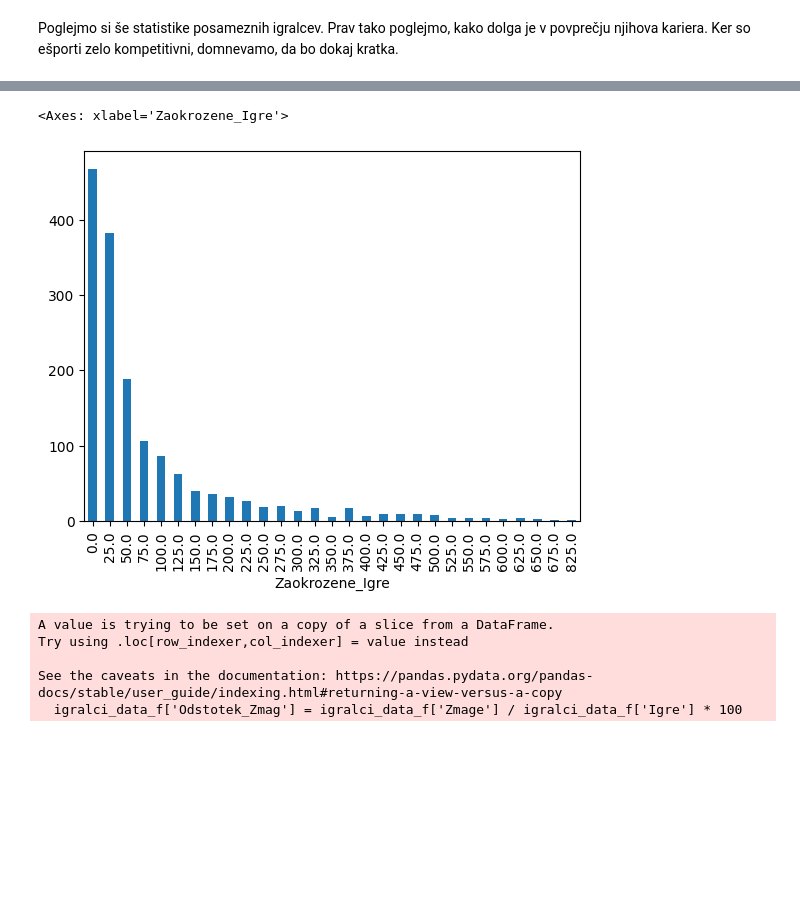
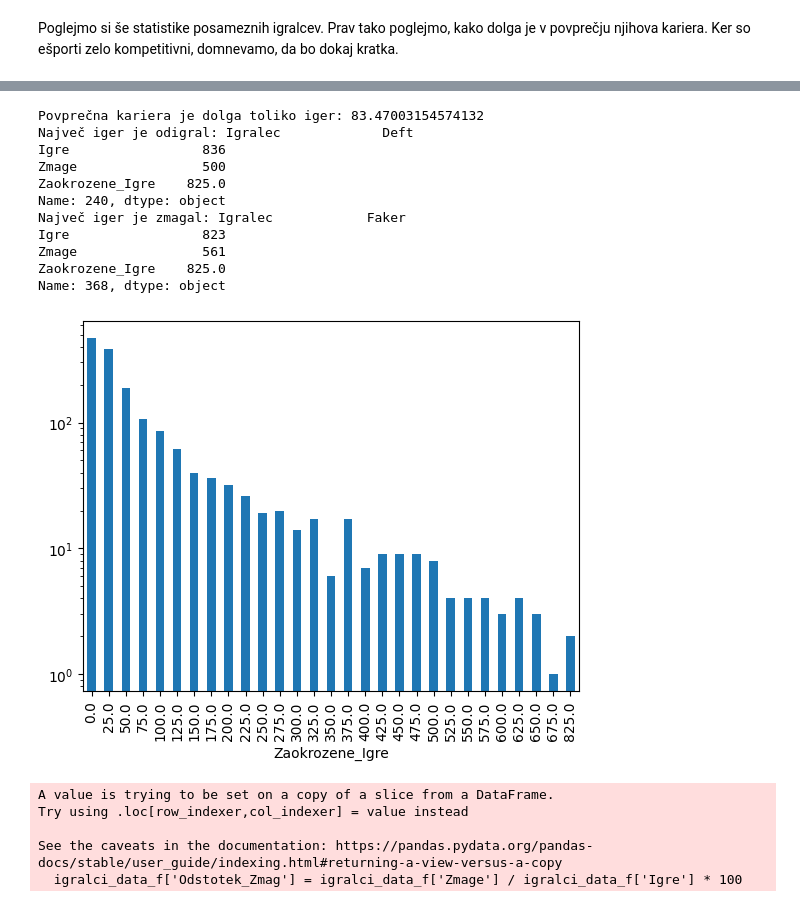
Before and after one commit to matijaderganc/League-of-Legends-Esports-Analysis, a Jupyter notebook: analiza.ipynb, the cells around one changed output, grey strips where cells are left out. Saved outputs shown, nothing was run; the diff lists cells and outputs as text; code cells hidden in the pictures; blank space fills up the shorter version.

```diff
--- a/analiza.ipynb
+++ b/analiza.ipynb
@@ -189,0 +199,26 @@ Poglejmo si še statistike posameznih igralcev. Prav tako poglejmo, kako dolga j
+# %%
+igre['Leto'] = igre['Datum'].dt.year
+letne = {}
+for _, vrstica in igre.iterrows():
+    ekipa1 = vrstica['Modra_Stran']
+    ekipa2 = vrstica['Rdeca_Stran']
+    zmagovalec = vrstica['Zmagovalec']
+    leto = vrstica['Leto']
+    if leto not in letne:
+        letne[leto] = {}
+    if ekipa1 not in letne[leto]:
+        letne[leto][ekipa1] = {'Igre' : 0, 'Zmage' : 0}
+    if ekipa2 not in letne[leto]:
+        letne[leto][ekipa2] = {'Igre' : 0, 'Zmage' : 0}
+    letne[leto][ekipa1]['Igre'] += 1
+    letne[leto][ekipa2]['Igre'] += 1
+    letne[leto][zmagovalec]['Zmage'] += 1
+po_ekipah = []
+for leto, ekipe in letne.items():
+    for ekipa, statistika in ekipe.items():
+        winrate = statistika['Zmage'] / statistika['Igre'] if statistika ['Igre'] != 0 else 0
+        po_ekipah.append({'Ekipa': ekipa, 'Leto' : leto, 'Igre' : statistika['Igre'], 'Zmage' : statistika['Zmage'], 'Odstotek_Zmag' : winrate})
+po_ekipah_data = pd.DataFrame(po_ekipah)
+po_ekipah_data = po_ekipah_data[po_ekipah_data['Igre'] > 30]
+najboljse3 = po_ekipah_data.sort_values(['Leto', 'Odstotek_Zmag'], ascending = [True, False]).groupby('Leto').head(3).reset_index(drop=True)
+najboljse3
@@ -190,4 +249,6 @@ Poglejmo si še statistike posameznih igralcev. Prav tako poglejmo, kako dolga j
 # %%
+pd.set_option("display.max_rows", 10) #prej smo spremenili
+
 igralci = {}
 for i, vrstica in igre.iterrows():
     igralci1 = eval(vrstica['Modri_Igralci']) #ker igralci v panda data framu niso bili shranjeni kot list ampak kot string
@@ -202,36 +263,49 @@ for i, vrstica in igre.iterrows():
             else:
                 igralci[igralec] = {'Igre' : 1, 'Zmage' : 0}
         else:
             if vrstica['Zmagovalec'] == vrstica['Modra_Stran']:
                 igralci[igralec]['Igre'] += 1
                 igralci[igralec]['Zmage'] += 1
             else:
                 igralci[igralec]['Igre'] += 1
     for igralec in igralci2:
         if not igralec in igralci:
             if vrstica['Zmagovalec'] == vrstica['Rdeca_Stran']:
                 igralci[igralec] = {'Igre' : 1, 'Zmage' : 1}
             else:
                 igralci[igralec] = {'Igre' : 1, 'Zmage' : 0}
         else:
             if vrstica['Zmagovalec'] == vrstica['Rdeca_Stran']:
                 igralci[igralec]['Igre'] += 1
                 igralci[igralec]['Zmage'] += 1
             else:
                 igralci[igralec]['Igre'] += 1
 igralci_data = pd.DataFrame(igralci).T.reset_index()
 igralci_data.columns = ['Igralec', 'Igre', 'Zmage']
 
 def zaokrozi(x, baza):
     return baza * round(x / baza)
 
 igralci_data['Zaokrozene_Igre'] = zaokrozi(igralci_data['Igre'], 25)
 
 igralci_kariere = igralci_data.groupby('Zaokrozene_Igre').size()
-igralci_kariere.plot.bar()
+igralci_kariere.plot.bar(logy = True) #opazimo, da dolžina kariere pada eksponentno
+print(f"Povprečna kariera je dolga toliko iger: {igralci_data['Igre'].mean()}")
+print(f"Največ iger je odigral: {igralci_data.loc[igralci_data['Igre'].idxmax()]}")
+print(f"Največ iger je zmagal: {igralci_data.loc[igralci_data['Zmage'].idxmax()]}")
 # %% [output]
-<Axes: xlabel='Zaokrozene_Igre'>
+Povprečna kariera je dolga toliko iger: 83.47003154574132
+Največ iger je odigral: Igralec             Deft
+Igre                 836
+Zmage                500
+Zaokrozene_Igre    825.0
+Name: 240, dtype: object
+Največ iger je zmagal: Igralec            Faker
+Igre                 823
+Zmage                561
+Zaokrozene_Igre    825.0
+Name: 368, dtype: object
-[figure, old version]
+[figure, new version]
 # %%
 igralci_data_f = igralci_data[igralci_data['Igre'] >= 50]
 
```
Also changed, not shown: parts of 11 cells of this notebook.
